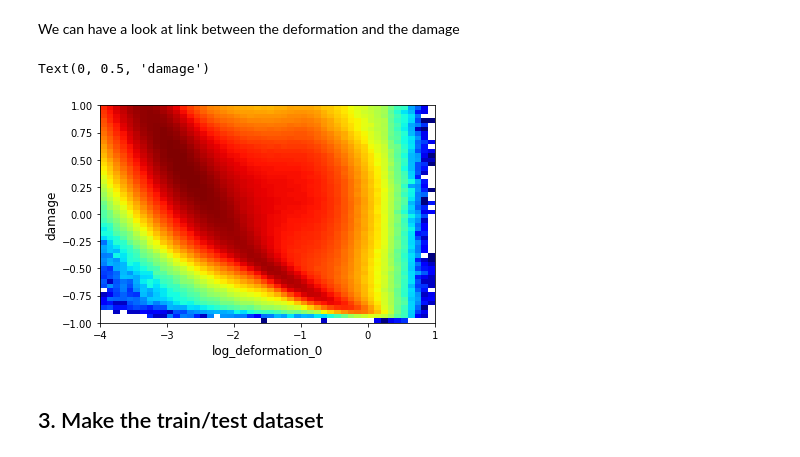
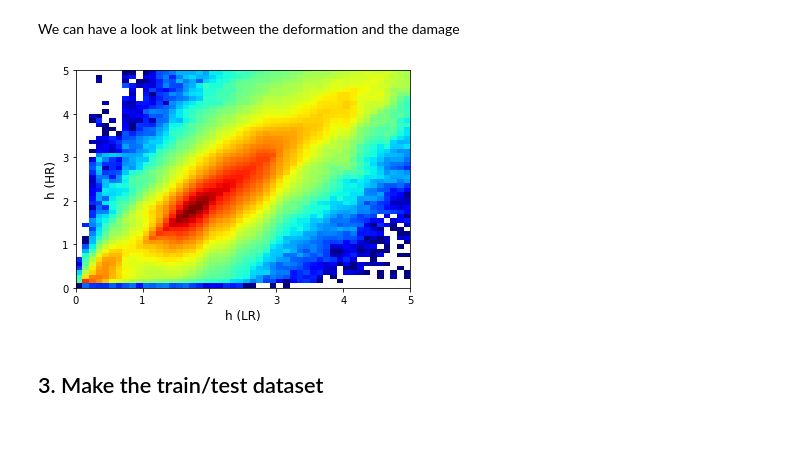
Before and after one commit to nansencenter/SID-NN, a Jupyter notebook: read-data.ipynb, the cells around one changed output. Drawn from its saved outputs; the diff is of its cells as text; code cells hidden in the pictures.

```diff
--- a/read-data.ipynb
+++ b/read-data.ipynb
@@ -318,8 +428,12 @@ We arbitrarly chose 4 samples to plot
 # Index of chosen images
 iplot = [0,11,100,400]
 
+#Feature to plot
+icol = 7
+print(f'Feature to plot: {colnames[icol]}')
+
 #Put the values in dedicated variables to be plotted
-xx = X[iplot,...,0]
+xx = X[iplot,...,icol]
 yy0 = target[iplot]
 ww = mask_all[iplot]
 
@@ -407,10 +517,13 @@ bins = 100
 fig,ax = plt.subplots(ncols=2,figsize=(10,6))
 
 dd = target[mask_all].ravel()
-lims['damage_n'] = [norm(1),norm(th_dam)]
+if scale:
+    lims['norm'] = [norm(lims[targetname[1]]),norm(lims[targetname[0]])]
+else:
+    lims['norm'] = lims[targetname]
 
-ax[0].hist(denorm(dd),bins,(th_dam, 1), alpha=0.3)
-ax[0].set_xlabel('Damage (denormalized)')
-ax[1].hist(dd, bins,  lims['damage_n'], alpha=0.3, label='Damage (coded)')
-ax[1].set_xlabel('Damage (normalized)');
+ax[0].hist(denorm(dd),bins,lims[targetname], alpha=0.3)
+ax[0].set_xlabel(f'{targetfullname} (denormalized)')
+ax[1].hist(dd, bins,  lims['norm'], alpha=0.3)
+ax[1].set_xlabel(F'{targetfullname} (normalized)');
 # %% [output]
@@ -418,17 +531,26 @@ ax[1].set_xlabel('Damage (normalized)');
 # %% [markdown]
 We can have a look at link between the deformation and the damage
 # %%
-fig, ax = plt.subplots()
-xx = X[mask_all,0].ravel()
-yy = target[mask_all].ravel()
+if targetname=='d':
+    fig, ax = plt.subplots()
+    xx = X[mask_all,0].ravel()
+    yy = target[mask_all].ravel()
 
-ax.hist2d(xx,yy,  50, [lims['log_deformation_0'],lims['damage_n'] ], norm=mpl.colors.LogNorm(), cmap='jet');
-ax.set_xlabel('log_deformation_0')
-ax.set_ylabel('damage')
+    ax.hist2d(xx,yy,  50, [lims['log_deformation_0'],lims['damage_n'] ], norm=mpl.colors.LogNorm(), cmap='jet');
+    ax.set_xlabel('log_deformation_0')
+    ax.set_ylabel('damage')
+elif targetname=='h':
+    ic = colnames.index('h')
+    fig, ax = plt.subplots()
+    xx = X[mask_all,ic].ravel()
+    yy = target[mask_all].ravel()
+
+    ax.hist2d(xx,yy,  50, [lims['h'],lims['h'] ], norm=mpl.colors.LogNorm(), cmap='jet');
+    ax.set_xlabel('h (LR)')
+    ax.set_ylabel('h (HR)')
 #ax.hist2d(xx,yy,  50, [lims['log_deformation_0'],lims['damage_n'] ]);
 # %% [output]
-Text(0, 0.5, 'damage')
-[figure, old version]
+[figure, new version]
 # %% [markdown]
 ## 3. Make the train/test dataset
 # %% [markdown]
```
Also changed, not shown: parts of 21 cells of this notebook, 6 other files.
